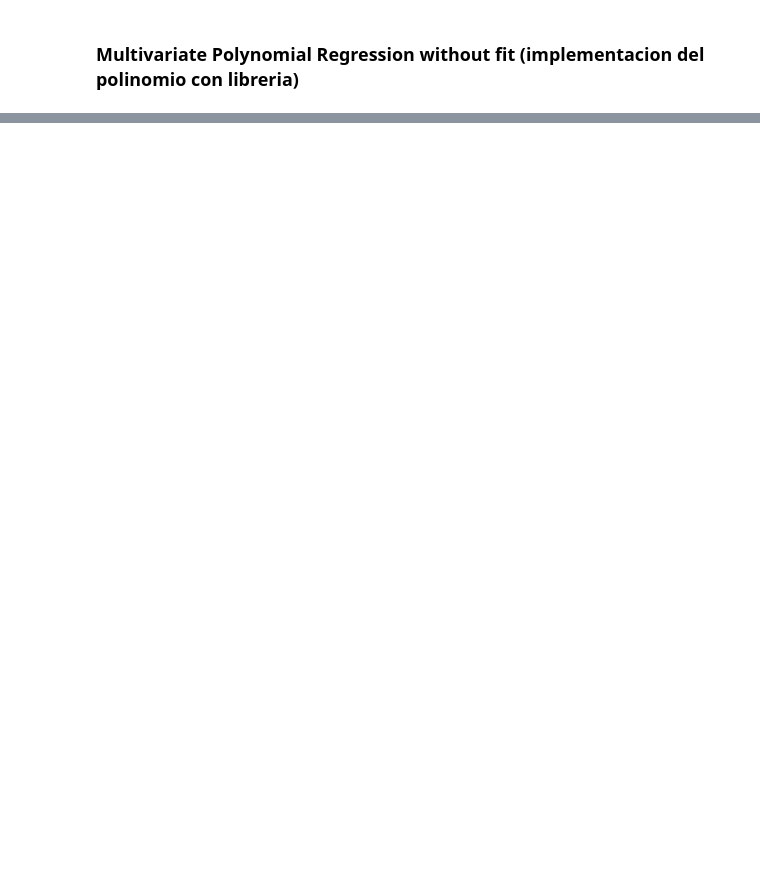
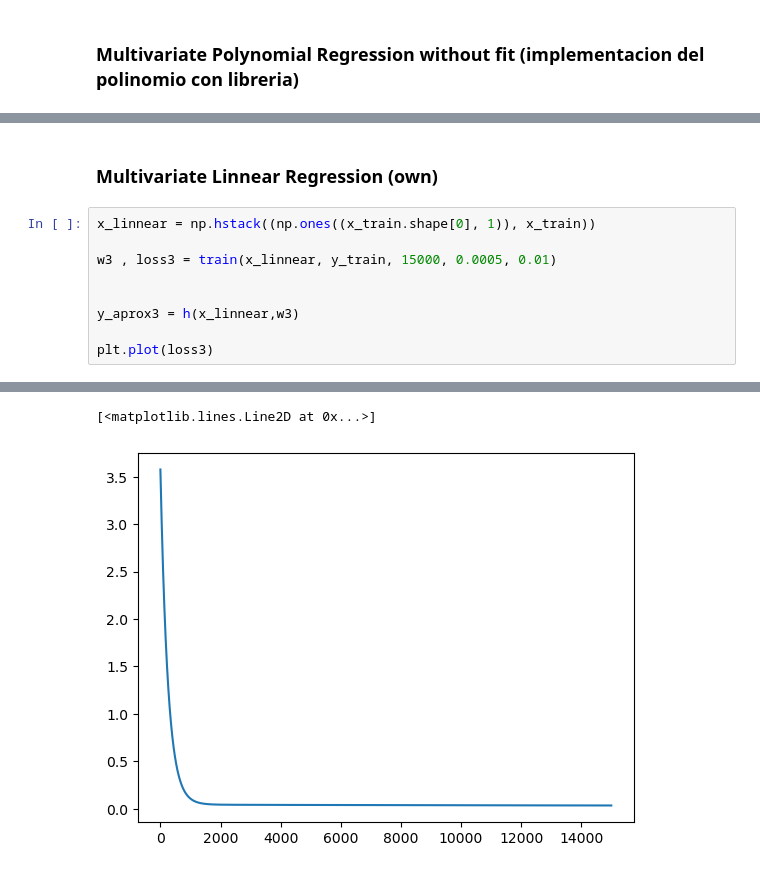
Before and after one commit to Fabryzzio-Meza-Torres/FireCast-linear-and-non-linear-regression-for-predicting-the-impact-of-forest-fires-in-Portugal, a Jupyter notebook: sample.ipynb, the cells around one changed output, grey strips where cells are left out. Saved outputs shown, nothing was run; the diff lists cells and outputs as text; blank space fills up the shorter version.

```diff
--- a/sample.ipynb
+++ b/sample.ipynb
@@ -252,0 +258,12 @@ print(r2_score(y_norm,y_aprox2))
+# %% [markdown]
+### Multivariate Linnear Regression (own)
+# %%
+x_linnear = np.hstack((np.ones((x_train.shape[0], 1)), x_train))
+
+w3 , loss3 = train(x_linnear, y_train, 15000, 0.0005, 0.01)
+
+
+y_aprox3 = h(x_linnear,w3)
+
+plt.plot(loss3)
+# %% [output]
@@ -252,0 +286,2 @@ print(r2_score(y_norm,y_aprox2))
+[<matplotlib.lines.Line2D at 0x...>]
+[figure, added]
```
Also changed, not shown: parts of 26 cells of this notebook.
